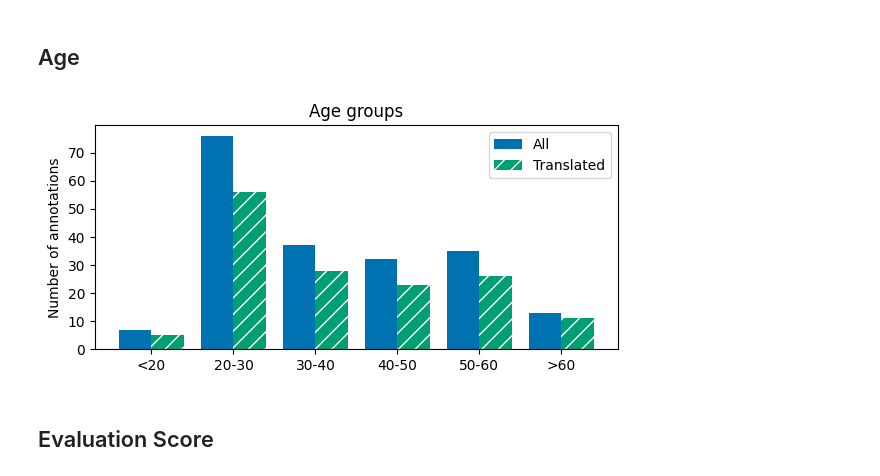
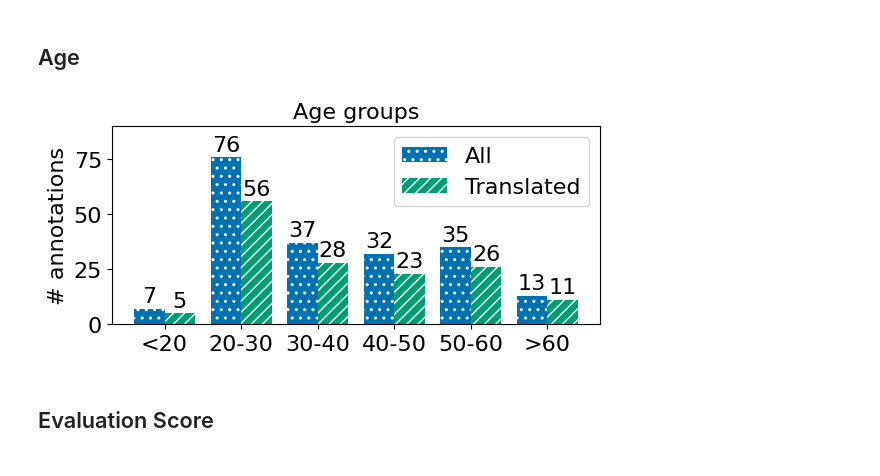
Before and after one commit to GianlucaVico/CrowdsourcedPiedmontese, a Jupyter notebook: annotation_analysis.ipynb, the cells around one changed output. Drawn from its saved outputs; the diff is of its cells as text; code cells hidden in the pictures.

```diff
--- a/annotation_analysis.ipynb
+++ b/annotation_analysis.ipynb
@@ -21,6 +21,16 @@ import matplotlib as mpl
 plt.style.use('seaborn-v0_8-colorblind')
 mpl.rcParams["hatch.color"] = 'white'
 FOLDER = "data/raw/submissions_20251118_000001/pms/"
+
+mpl.rcParams["hatch.color"] = 'white'
+
+plt.rcParams['font.size'] = 16 # 10
+plt.rcParams['axes.titlesize'] = 16 # large
+plt.rcParams['axes.labelsize'] = 16 # medium
+plt.rcParams['xtick.labelsize'] = 16 # medium
+plt.rcParams['ytick.labelsize'] = 16 # medium
+plt.rcParams['legend.fontsize'] = 16 # medium
+plt.rcParams['figure.titlesize'] = 16 # large
 # %%
 files = glob.glob(FOLDER + "*.json")
 data = []
@@ -356,38 +419,43 @@ data_key = "age-group"
 feature = []
 for entry in data:
     feature.append(entry["data"][data_key])
 
 feature = [p for p in feature if p != ""]
 feature = [translation_map.get(p, p) for p in feature]
 feature = [p for p in feature if p != "" and p != "Other"]
 
 feature_counts = Counter(feature)
 keys = ["<20", "20-30", "30-40", "40-50", "50-60", ">60"]
 values = [feature_counts.get(k, 0) for k in keys]
 plt.figure(figsize=(6, 3))
-plt.bar([i - 0.2 for i in range(len(keys))], values, label="All", width=0.4)
+plt.bar([i - 0.2 for i in range(len(keys))], values, label="All", width=0.4, hatch='..')
+for i in range(len(keys)):
+    plt.text(i - 0.2, values[i] + 3, str(values[i]), ha='center')
 plt.xticks(range(len(feature_counts)), labels = keys, rotation=0)
-plt.yticks(range(0, max(feature_counts.values()) + 1, 10))
-plt.ylabel("Number of annotations")
+# plt.yticks(range(0, max(feature_counts.values()) + 1, 10))
+plt.ylabel("# annotations")
 plt.title(title)
 # plt.xlabel(xlabel)
+plt.ylim(0,90)
 
 feature = []
 for entry in data:
     if not entry["data"]["empty"]:
         feature.append(entry["data"][data_key])
 
 feature = [p for p in feature if p != ""]
 feature = [translation_map.get(p, p) for p in feature]
 feature_counts = Counter(feature)
 values = [feature_counts.get(k, 0) for k in keys]
-plt.bar([i + 0.2 for i in range(len(keys))], values, label="Translated", width=0.4, hatch='//')
+plt.bar([i + 0.2 for i in range(len(keys))], values, label="Translated", width=0.4, hatch='///')
+for i in range(len(keys)):
+    plt.text(i + 0.2, values[i] + 3, str(values[i]), ha='center')
 plt.legend()
 plt.tight_layout()
 plt.savefig("plots/age_distribution.pdf")
 plt.show()
 # %% [output]
-[figure, old version]
+[figure, new version]
 # %% [markdown]
 ## Evaluation Score
 # %%
```
Also changed, not shown: parts of 5 cells of this notebook, 5 other files.
